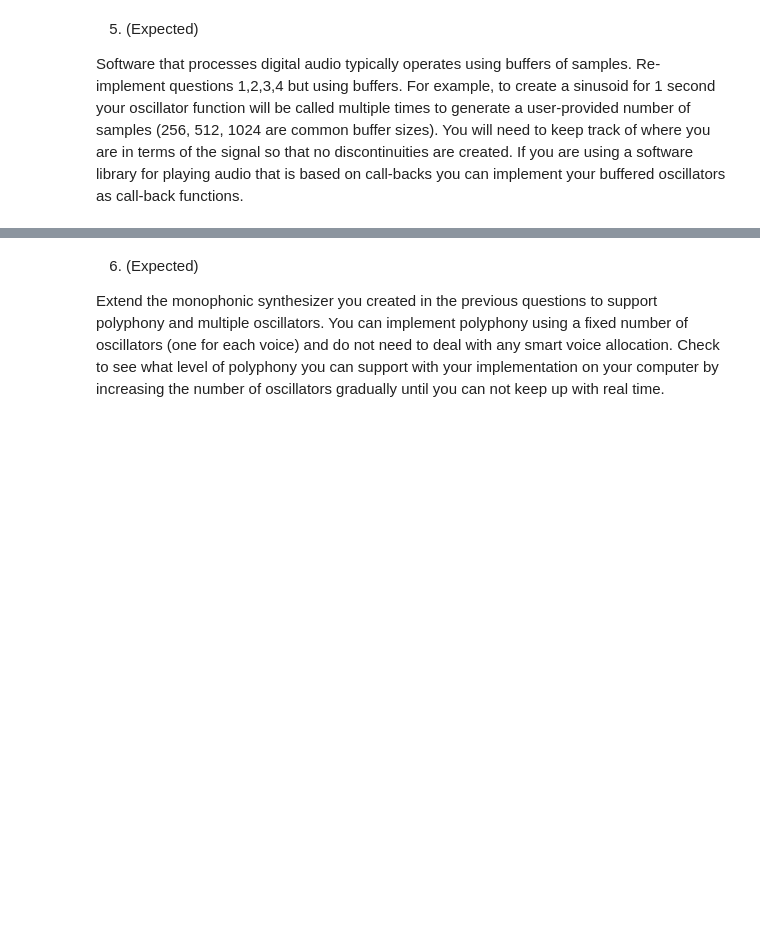
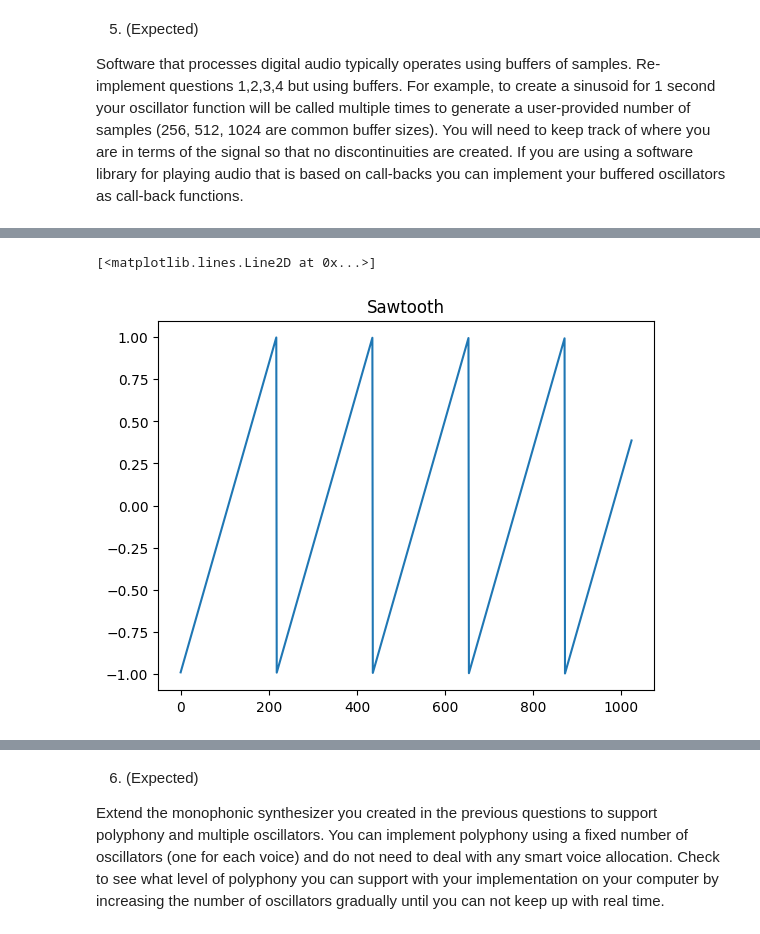
Before and after one commit to iamvickynguyen/CSC484D-Synthesizer, a Jupyter notebook: A1/A1.ipynb, the cells around one changed output, grey strips where cells are left out. Saved outputs shown, nothing was run; the diff lists cells and outputs as text; code cells hidden in the pictures; blank space fills up the shorter version.

```diff
--- a/A1/A1.ipynb
+++ b/A1/A1.ipynb
@@ -185,0 +278,21 @@ buffered oscillators as call-back functions.
+# %%
+# Question 4
+def sawtooth(x):
+    return (x - np.pi)/np.pi
+
+def triangle(x):
+    return 1 - 2 * np.abs(sawtooth(x))
+
+def pulse(x):
+    return x % 10 < 5
+
+def noise(x):
+    return np.random.normal(0, 1.0, len(x))
+# %%
+osc1 = WavetableOscillator(nsamples=1024, fn=sawtooth)
+data = osc1.process()
+plt.title("Sawtooth")
+plt.plot(data)
+# %% [output]
+[<matplotlib.lines.Line2D at 0x...>]
+[figure, added]
```
Also changed, not shown: parts of 13 cells of this notebook, 1 other file.
